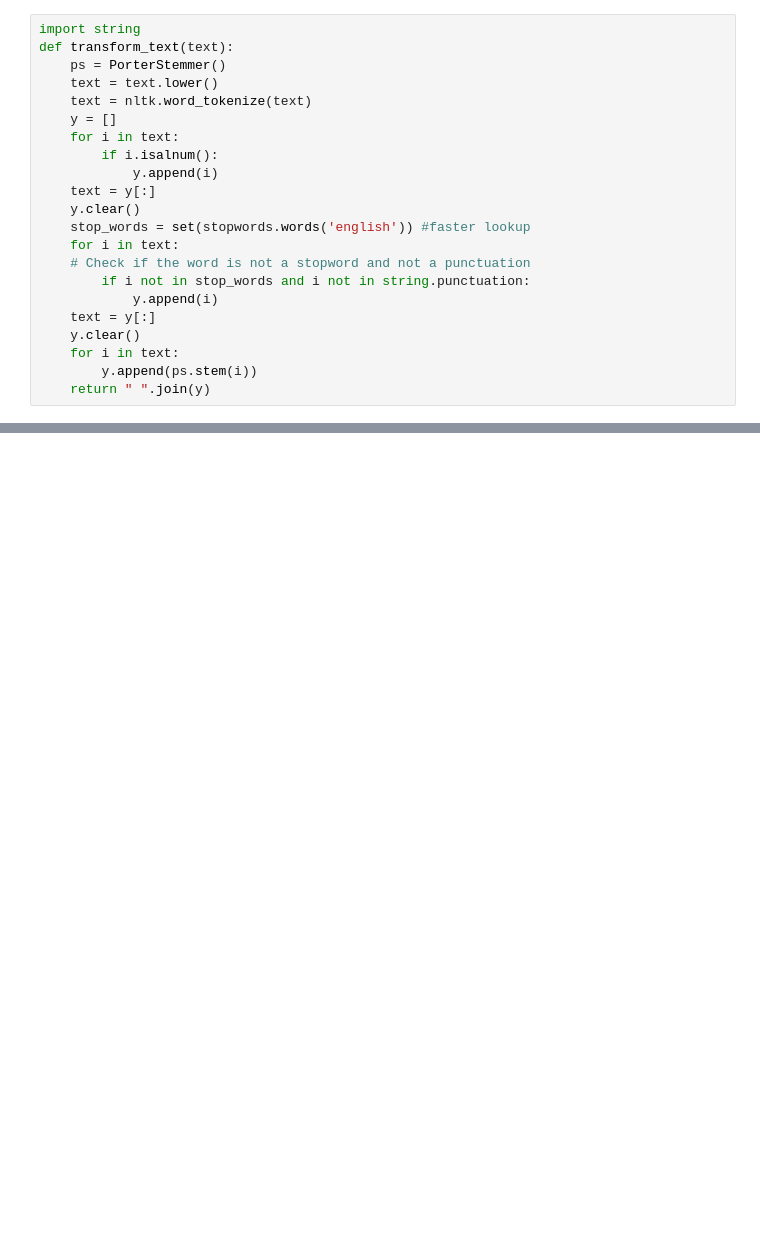
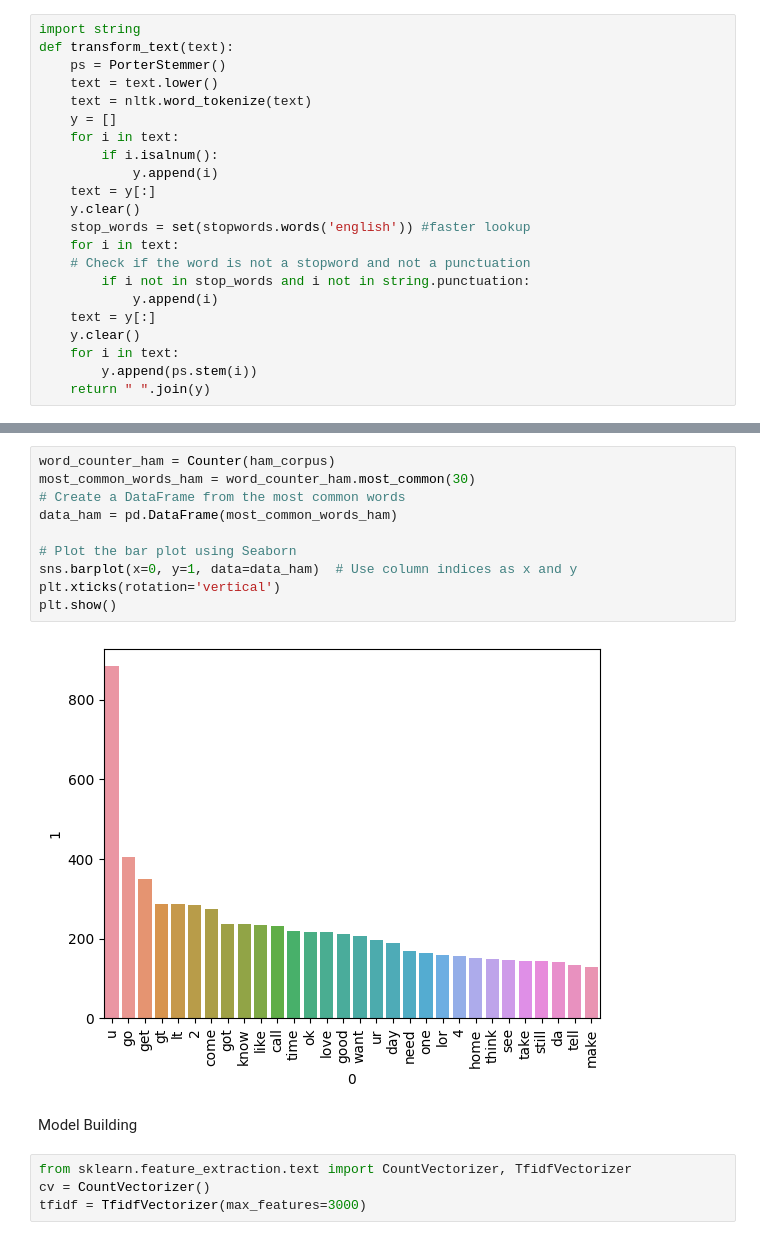
Before and after one commit to kczy19/SMS-Spam-Detection, a Jupyter notebook: sms-spam-classifier.ipynb, the cells around one changed output, grey strips where cells are left out. Saved outputs shown, nothing was run; the diff lists cells and outputs as text; blank space fills up the shorter version.

```diff
--- a/sms-spam-classifier.ipynb
+++ b/sms-spam-classifier.ipynb
@@ -240,0 +289,18 @@ transform_text('I loved the YT lecture on Machine Learning. How about you?')
+# %%
+word_counter_ham = Counter(ham_corpus)
+most_common_words_ham = word_counter_ham.most_common(30)
+# Create a DataFrame from the most common words
+data_ham = pd.DataFrame(most_common_words_ham)
+
+# Plot the bar plot using Seaborn
+sns.barplot(x=0, y=1, data=data_ham)  # Use column indices as x and y
+plt.xticks(rotation='vertical')
+plt.show()
+# %% [output]
+[figure, added]
+# %% [markdown]
+Model Building
+# %%
+from sklearn.feature_extraction.text import CountVectorizer, TfidfVectorizer
+cv = CountVectorizer()
+tfidf = TfidfVectorizer(max_features=3000)
```
Also changed, not shown: parts of 23 cells of this notebook, 3 other files.
